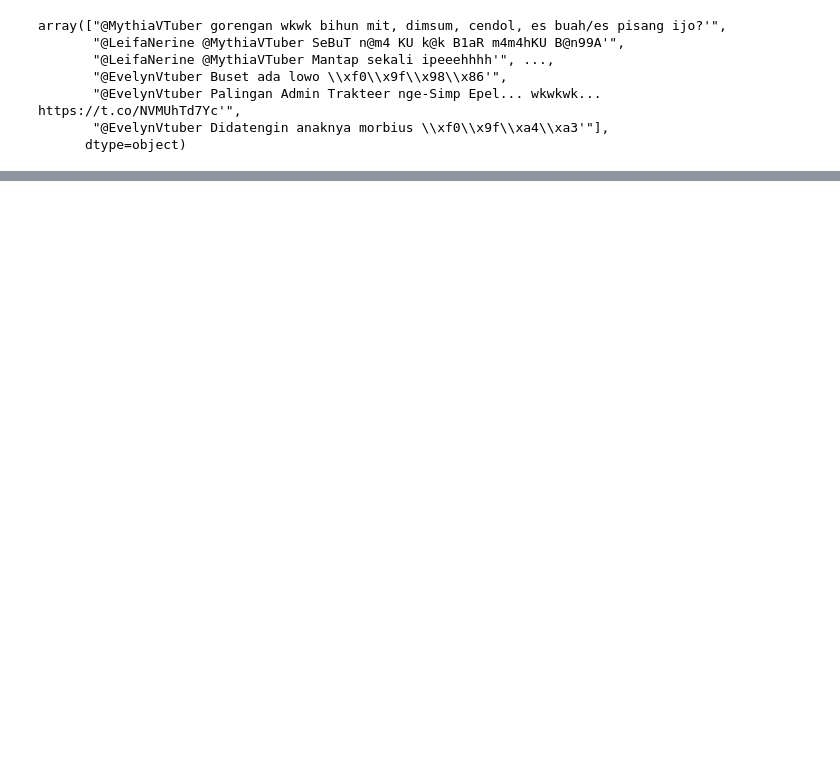
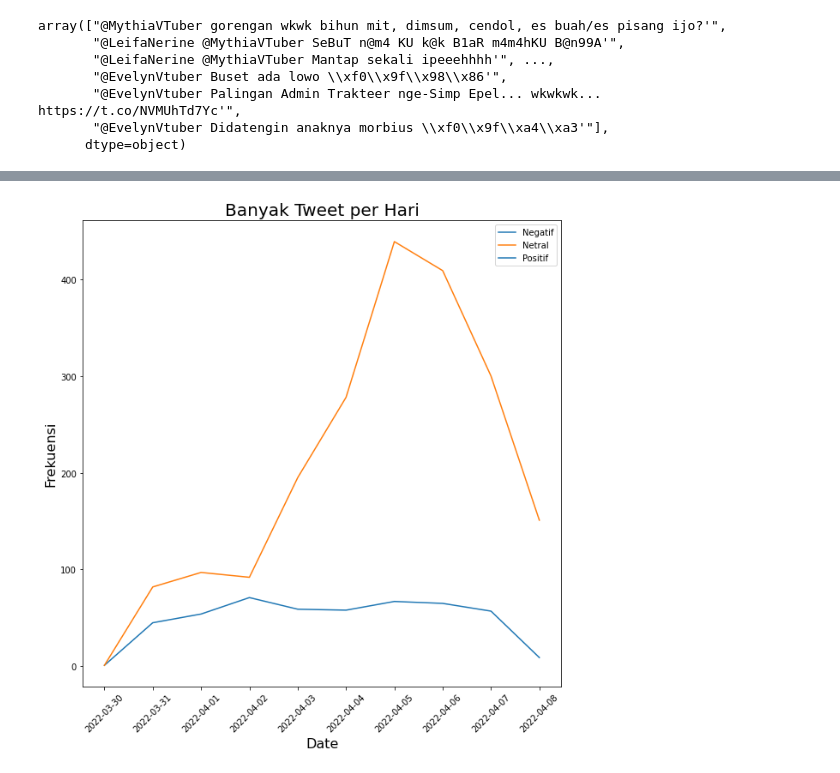
Before and after one commit to NAiTO2911/SentimentAnalystVTUBERIndonesia, a Jupyter notebook: cleaning.ipynb, the cells around one changed output, grey strips where cells are left out. Cells and saved outputs as stored; diff of their text form; code cells hidden in the pictures; blank space fills up the shorter version.

```diff
--- a/cleaning.ipynb
+++ b/cleaning.ipynb
@@ -258,0 +328,21 @@ plt.show()
+# %%
+# Modelling
+from sklearn.linear_model import LogisticRegression
+from sklearn.ensemble import RandomForestClassifier
+from sklearn.tree import DecisionTreeClassifier
+from sklearn.naive_bayes import MultinomialNB
+from sklearn.svm import SVC
+from sklearn import metrics
+
+classifiers = {
+    "Decision Tree Classifier": DecisionTreeClassifier(),
+    "Logistic Regression": LogisticRegression(),
+    "Random Forest Classifier": RandomForestClassifier(),
+    "Multinomial Naive Bayes" : MultinomialNB(),
+    "SVM": SVC(probability=True)
+}
+
+for name in classifiers.keys():
+    classifiers[name].fit(x_train, y_train)
+    y_pred = classifiers[name].predict(x_valid)
+    print(f"Akurasi dari {name} : ",metrics.accuracy_score(y_valid, y_pred))
@@ -258,0 +355,3 @@ plt.show()
+# %%
+data['prediction'] = classifiers['Multinomial Naive Bayes'].predict(word_tfidf)
+data.head(10)
@@ -258,0 +385,22 @@ plt.show()
+# %%
+# Melihat banyak Tweet perhari berdasarkan sentiment
+data['Date'] = pd.to_datetime(data['Date'])
+tph = data['Content'].groupby([data['Date'].dt.date, data['prediction']]).count()
+frek = tph.values
+
+# To Data Frame
+tanggal = [ i for i, j in tph.index.tolist() ]
+senti = [ j for i, j in tph.index.tolist() ]
+sent = pd.DataFrame({'Date':tanggal,'Sentiment':senti, 'Frekuensi':frek})
+# %%
+# Plotting line
+plt.figure(figsize = (10,10))
+sns.lineplot(x='Date',y='Frekuensi',hue='Sentiment',data=sent)
+plt.title('Banyak Tweet per Hari',fontsize=20)
+plt.xticks(rotation=45)
+plt.xlabel('Date',fontsize=16)
+plt.ylabel('Frekuensi',fontsize=16)
+plt.legend(['Negatif','Netral','Positif'])
+plt.show()
+# %% [output]
+[figure, added]
```
Also changed, not shown: parts of 23 cells of this notebook, 11 other files.
